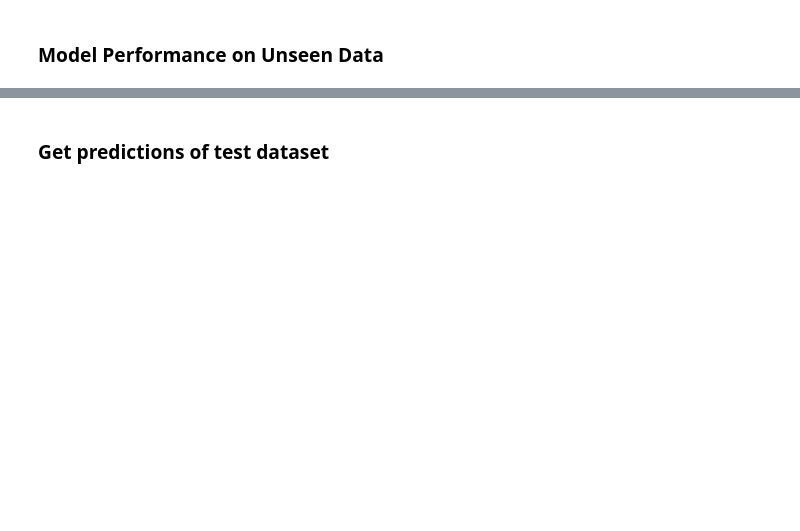
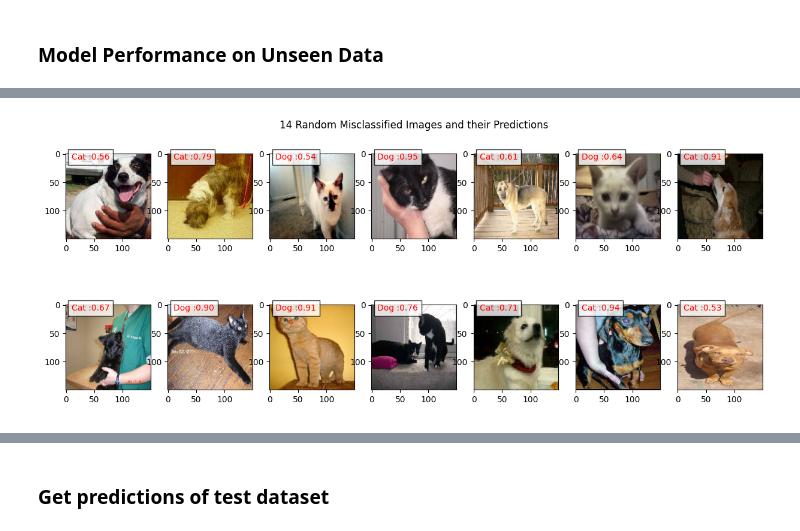
Before and after one commit to junyang0/IE4483-Project, a Jupyter notebook: DogVsCat_Classifier.ipynb, the cells around one changed output, grey strips where cells are left out. Saved outputs shown, nothing was run; the diff lists cells and outputs as text; code cells hidden in the pictures; blank space fills up the shorter version.

```diff
--- a/DogVsCat_Classifier.ipynb
+++ b/DogVsCat_Classifier.ipynb
@@ -266,0 +318,29 @@ for root, dirs, files in os.walk(test_set_path):
+# %%
+# plot wrong classifications in valuation set
+fig=plt.figure(figsize=(15, 6))
+plt.title('14 Random Misclassified Images and their Predictions')
+plt.axis('off')
+columns = 7
+rows = 2
+
+for i in range(columns*rows):
+    fig.add_subplot(rows, columns, i+1)
+    # randomly select a misclassified image
+    length = misclassified['y'].count()
+    img_path = misclassified.iloc[random.randint(0, length)]['filename']
+    img_path = f'{val_set_path}/{img_path}'
+    # Load and preprocess the image
+    img1 = image.load_img(img_path, target_size=(150, 150))
+    img = image.img_to_array(img1)
+    img = img/255
+    img = np.expand_dims(img, axis=0)
+    prediction = classifier.predict(img, batch_size=None,steps=1) #gives all class prob.
+    if(prediction[:,:]>0.5):
+        value ='Dog :%1.2f'%(prediction[0,0])
+        plt.text(10, 10,value,color='red',fontsize=10,bbox=dict(facecolor='white',alpha=0.8))
+    else:
+        value ='Cat :%1.2f'%(1.0-prediction[0,0])
+        plt.text(10, 10,value,color='red',fontsize=10,bbox=dict(facecolor='white',alpha=0.8))
+    plt.imshow(img1)
+plt.show()
+# %% [output]
@@ -267,3 +361,4 @@ for root, dirs, files in os.walk(test_set_path):
+[figure, added]
 # %%
 # Model Accuracy
 x1 = classifier.evaluate(train_set)
```
Also changed, not shown: parts of 10 cells of this notebook, 13 other files.
